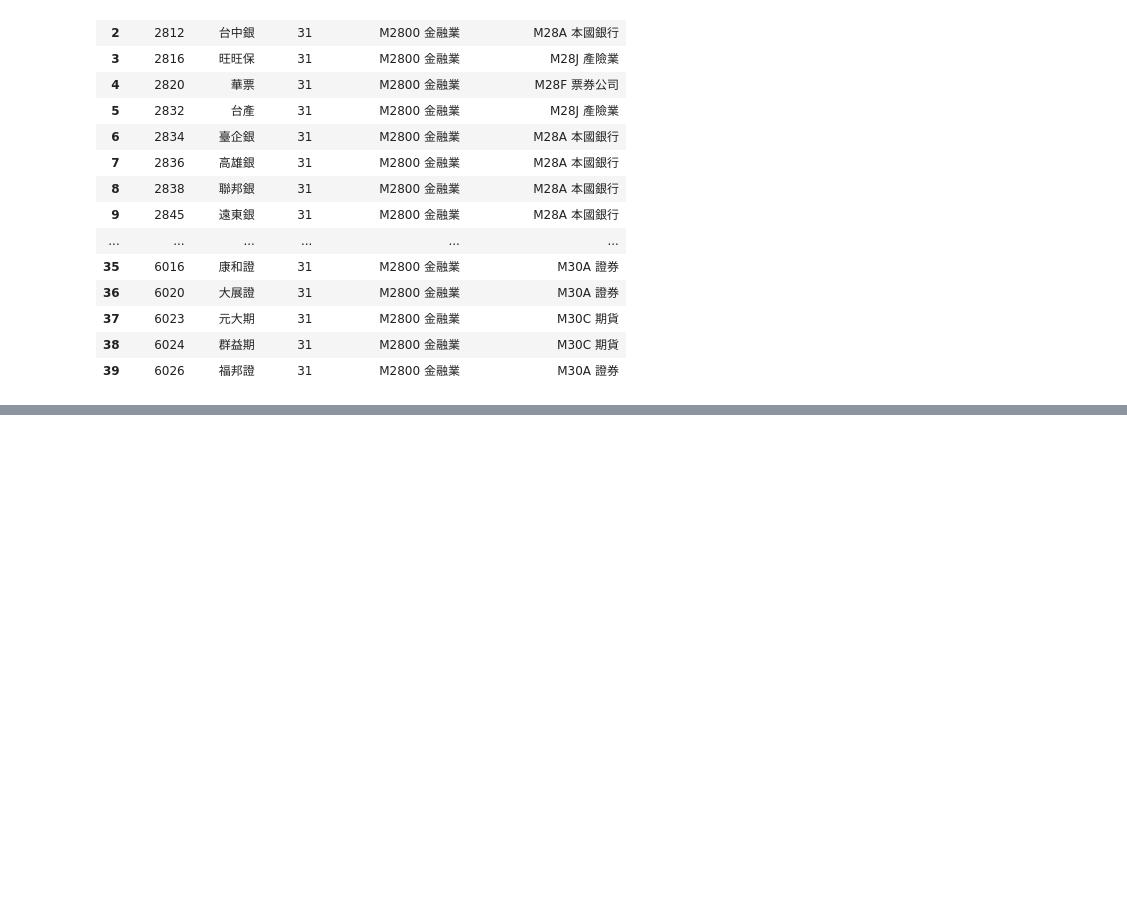
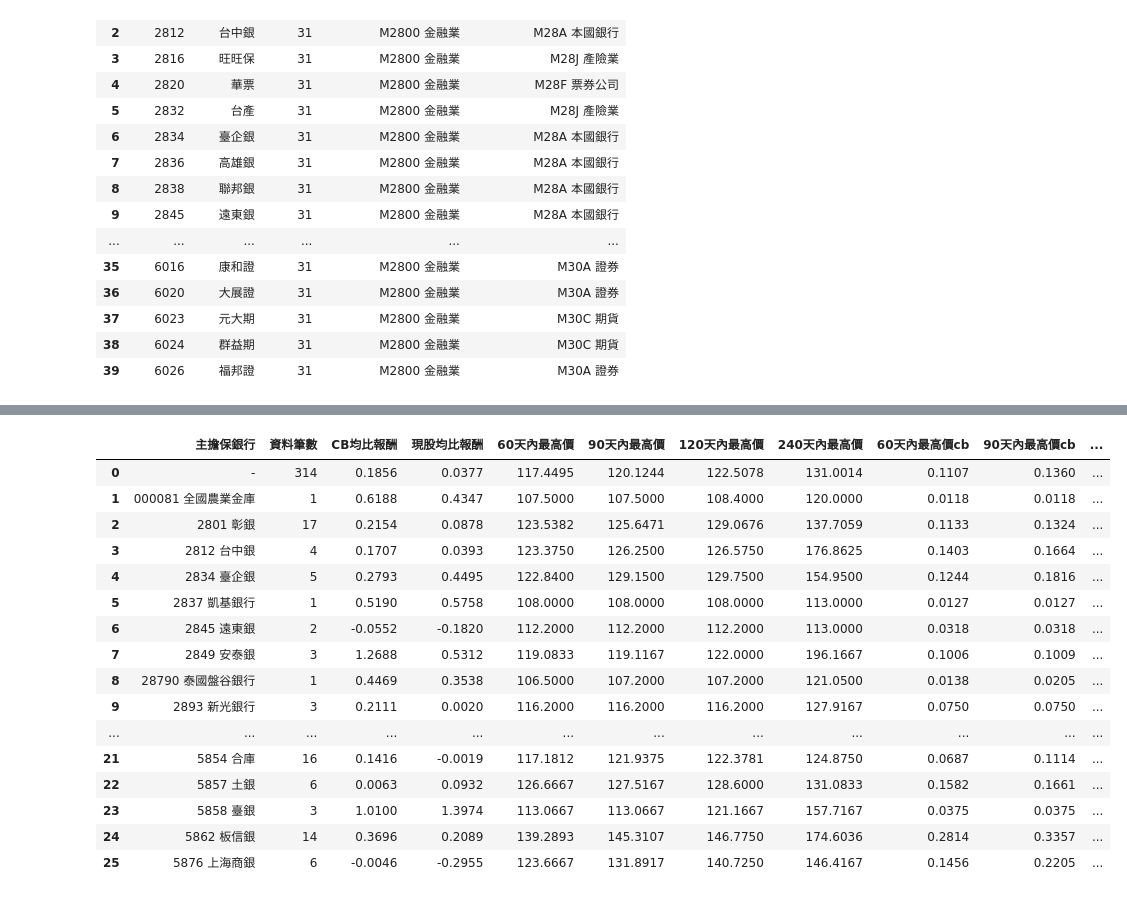
Before and after one commit to Cyu41/Revenue, a Jupyter notebook: Untitled.ipynb, the cells around one changed output, grey strips where cells are left out. Saved outputs shown, nothing was run; the diff lists cells and outputs as text; code cells hidden in the pictures; blank space fills up the shorter version.

```diff
--- a/Untitled.ipynb
+++ b/Untitled.ipynb
@@ -689,0 +1556,3 @@ a.drop_duplicates('st_code').sort_values('st_code')
+# %%
+data = pd.read_sql('revenue', engine)
+data = data.drop('index', axis=1)
@@ -689,0 +1686,11 @@ a.drop_duplicates('st_code').sort_values('st_code')
+# %%
+cbas = pd.read_csv('元大證選擇權202 30213.csv')
+cbas = cbas.drop(['可轉債名稱', '選擇權到期日','賣回價格(A)','賣回日期(B)','剩餘年期', '現股參考價', '轉換價格', 'CB轉換價值',
+                  'Unnamed: 20','Unnamed: 21','Unnamed: 22'], axis=1)
+cbas = cbas[cbas['可轉債代碼'].isna() == False]
+cbas['可轉債代碼'] = cbas['可轉債代碼'].astype(int)
+cbas = cbas.rename({'可轉債代碼':'代號'}, axis=1)
+cbas['折現率(C)'] = cbas['折現率(C)'].str[0:4].astype(float)
+cbas['可拆解cbas'] = '可拆解cbas'
+# cbas['溢(折)價%'] = cbas['溢(折)價%']
+cbas#cbas['折現率(C)'].mean()
@@ -689,0 +1940,14 @@ a.drop_duplicates('st_code').sort_values('st_code')
+# %%
+df_list = df.loc[:, ['代號', '發行日']].drop_duplicates()
+df_list['公司代號'] = df_list['代號'].astype(str).str[0:4].astype(int)
+rev1['公司代號'] = rev1['公司代號'].astype(int)
+df_rev = pd.merge(df_list, rev1, on=['公司代號'])
+
+df_rev = df_rev[df_rev['營收發布日'].isna() == False]
+
+df_rev = pd.merge(df_rev[(df_rev['發行日'] > df_rev['營收發布日'])].drop_duplicates(
+    '公司代號', keep='last').loc[:, ['代號', '發行日', '營收發布日', '單月營收成長率％', 'yoy年成長大於10', 'yoy連續成長','yoy近五年成長']],
+                  df_rev[(df_rev['發行日'] > df_rev['財報發布日'])].drop_duplicates(
+                      '公司代號', keep='last').loc[:, ['代號', '發行日', '財報發布日', 'ROE(A)－稅後', '季底每股稅後淨利', 'roe成長', 'eps成長','roe連續成長', 'eps連續成長', 'roe近五年成長', 'eps近五年成長']],
+                  on=['代號', '發行日'])
+df_rev
@@ -689,0 +2088,33 @@ a.drop_duplicates('st_code').sort_values('st_code')
+# %%
+df_to_result = df.drop_duplicates('代號', keep='last')
+
+result = round(df_to_result.groupby(['主擔保銀行'], as_index=False).agg(
+    {'資料筆數':'count', 'bh_return':'mean', 'st_return':'mean',
+     '60天內最高價':'mean', '90天內最高價':'mean', '120天內最高價':'mean', '240天內最高價':'mean',
+     '60天內最高價cb':'mean', '90天內最高價cb':'mean', '120天內最高價cb':'mean', '240天內最高價cb':'mean',
+     '60天內最高價st':'mean', '90天內最高價st':'mean', '120天內最高價st':'mean', '240天內最高價st':'mean',
+     '勝報酬':'mean', '敗報酬':'mean','勝率':'mean', 'st勝率':'mean'}),4)
+
+# result['勝率'] = round(result['勝率'],4)
+# result['賺賠比'] = round(result['勝報酬']/abs(result['敗報酬']),4)
+# result['凱莉值'] = round((result['勝率'] - ((1 - result['勝率'])/result['賺賠比'])),4)
+result = result.rename({'bh_return':'CB均比報酬', 'st_return':'現股均比報酬'}, axis=1)
+result#.transpose()
+# %% [output]
+|  | 主擔保銀行 | 資料筆數 | CB均比報酬 | 現股均比報酬 | 60天內最高價 | 90天內最高價 | 120天內最高價 | 240天內最高價 | 60天內最高價cb | 90天內最高價cb | ... |
+| 0 | - | 314 | 0.1856 | 0.0377 | 117.4495 | 120.1244 | 122.5078 | 131.0014 | 0.1107 | 0.1360 | ... |
+| 1 | 000081 全國農業金庫 | 1 | 0.6188 | 0.4347 | 107.5000 | 107.5000 | 108.4000 | 120.0000 | 0.0118 | 0.0118 | ... |
+| 2 | 2801 彰銀 | 17 | 0.2154 | 0.0878 | 123.5382 | 125.6471 | 129.0676 | 137.7059 | 0.1133 | 0.1324 | ... |
+| 3 | 2812 台中銀 | 4 | 0.1707 | 0.0393 | 123.3750 | 126.2500 | 126.5750 | 176.8625 | 0.1403 | 0.1664 | ... |
+| 4 | 2834 臺企銀 | 5 | 0.2793 | 0.4495 | 122.8400 | 129.1500 | 129.7500 | 154.9500 | 0.1244 | 0.1816 | ... |
+| 5 | 2837 凱基銀行 | 1 | 0.5190 | 0.5758 | 108.0000 | 108.0000 | 108.0000 | 113.0000 | 0.0127 | 0.0127 | ... |
+| 6 | 2845 遠東銀 | 2 | -0.0552 | -0.1820 | 112.2000 | 112.2000 | 112.2000 | 113.0000 | 0.0318 | 0.0318 | ... |
+| 7 | 2849 安泰銀 | 3 | 1.2688 | 0.5312 | 119.0833 | 119.1167 | 122.0000 | 196.1667 | 0.1006 | 0.1009 | ... |
+| 8 | 28790 泰國盤谷銀行 | 1 | 0.4469 | 0.3538 | 106.5000 | 107.2000 | 107.2000 | 121.0500 | 0.0138 | 0.0205 | ... |
+| 9 | 2893 新光銀行 | 3 | 0.2111 | 0.0020 | 116.2000 | 116.2000 | 116.2000 | 127.9167 | 0.0750 | 0.0750 | ... |
+| ... | ... | ... | ... | ... | ... | ... | ... | ... | ... | ... | ... |
+| 21 | 5854 合庫 | 16 | 0.1416 | -0.0019 | 117.1812 | 121.9375 | 122.3781 | 124.8750 | 0.0687 | 0.1114 | ... |
+| 22 | 5857 土銀 | 6 | 0.0063 | 0.0932 | 126.6667 | 127.5167 | 128.6000 | 131.0833 | 0.1582 | 0.1661 | ... |
+| 23 | 5858 臺銀 | 3 | 1.0100 | 1.3974 | 113.0667 | 113.0667 | 121.1667 | 157.7167 | 0.0375 | 0.0375 | ... |
+| 24 | 5862 板信銀 | 14 | 0.3696 | 0.2089 | 139.2893 | 145.3107 | 146.7750 | 174.6036 | 0.2814 | 0.3357 | ... |
+| 25 | 5876 上海商銀 | 6 | -0.0046 | -0.2955 | 123.6667 | 131.8917 | 140.7250 | 146.4167 | 0.1456 | 0.2205 | ... |
```
Also changed, not shown: parts of 67 cells of this notebook, 12 other files.
